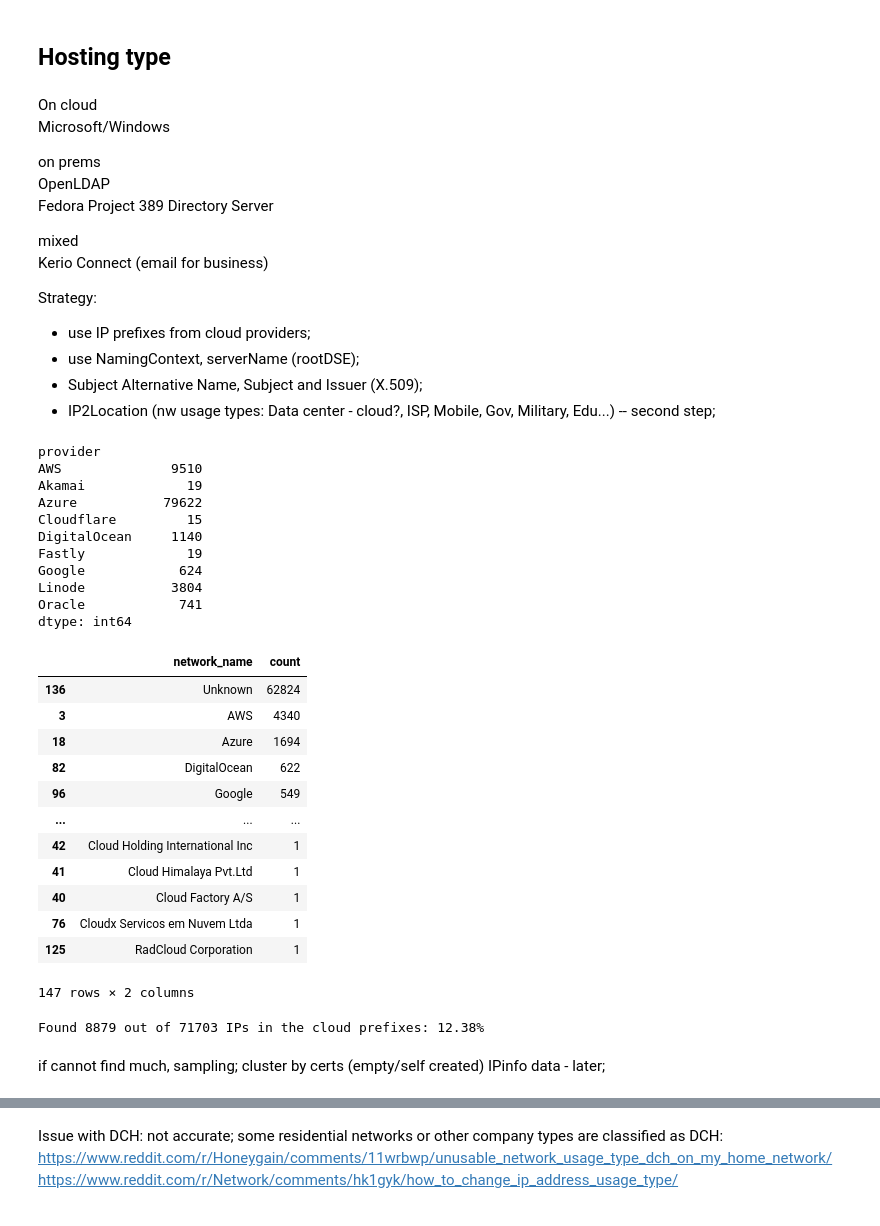
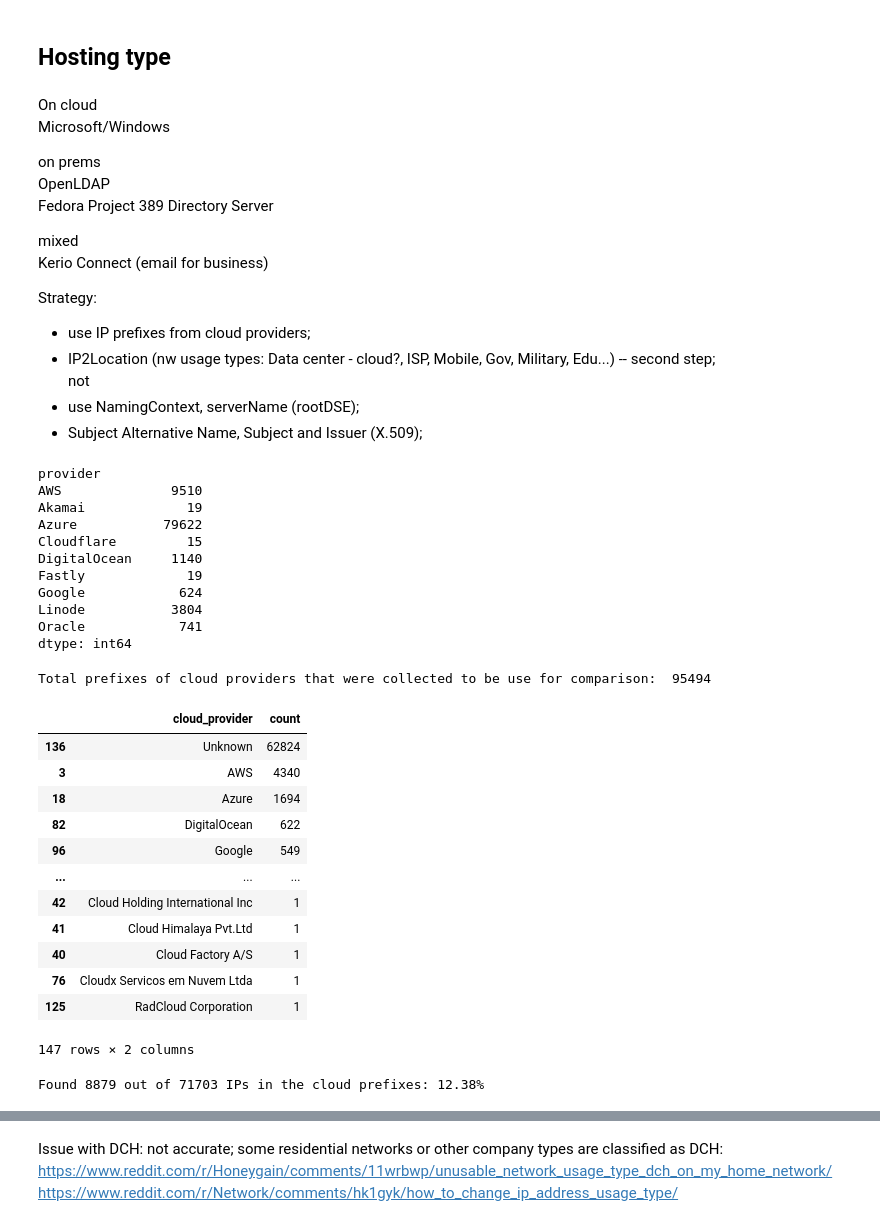
Before and after one commit to internettransparency/ldap-sequel, a Jupyter notebook: notebooks/analysis.ipynb, the cells around one changed output, grey strips where cells are left out. Cells and saved outputs as stored; diff of their text form; code cells hidden in the pictures.

```diff
--- a/notebooks/analysis.ipynb
+++ b/notebooks/analysis.ipynb
@@ -447,6 +448,8 @@ error_str_udf = psf.udf(error_str, pst.StringType())
 
 
 def error_str2(error_list): #, peer_certs_len):
+    if error_list is None:
+        return None
     # test that all elements are empty
     if all(not element for element in error_list):
         return SHORT8
@@ -490,7 +493,7 @@ PORT_SCANDATE_MAP = {
         datetime(2023, 11, 22),
         datetime(2023, 11, 29),
         datetime(2024, 7, 10)
-    ]
+    ],
 }
 """
 PORT_SCANDATE_MAP = {
@@ -516,9 +519,15 @@ PORT_SCANDATE_MAP = {
     389: [datetime(2024, 4, 24)],
 }
 """
-METADATA_PORT_SCANDATE_MAP = {
+METADATA_PORT_SCANDATE_MAP = {  # align with PORT_SCANDATE_MAP!
     636: datetime(2024, 7, 9),
-    389: datetime(2024, 7, 10)
+    389: datetime(2024, 7, 10),
+
+}
+
+GLOBAL_CATALOG_PORT_SCANDATE_MAP = {
+    3269: datetime(2024, 7, 11),
+    3268: datetime(2024, 7, 12),
 }
 
 goscanner_timestamps = []
@@ -529,8 +538,12 @@ goscanner_snapshots = []
 for i in range(0, len(goscanner_timestamps), 2):
     goscanner_snapshots.append((goscanner_timestamps[i], goscanner_timestamps[i+1]))
 
-chosen_snapshot = goscanner_snapshots[-1]
-
+SNAPSHOT_PORT_SCANDATE_MAP = {
+    636:  [datetime(2024, 7, 9)],
+    389:  [datetime(2024, 7, 10)],
+    3269: [datetime(2024, 7, 11)],
+    3268: [datetime(2024, 7, 12)],
+}
 
 ######################
 ### PATH
@@ -621,7 +634,7 @@ def get_extensions(cert):
 def get_x509_fields(pem: str):
     try:
         cert = get_x509(pem)
-    except ValueError:
+    except (ValueError, TypeError):
         # the certificate contains bytes that cannot be interpreted. Probably invalid cert
         # https://github.com/pyca/cryptography/issues/6804
         print(pem)
@@ -1683,9 +1719,6 @@ assert avg_certs_636 == avg_week_ldaps_certs + avg_week_inter_certs
 # %% [markdown]
 Snapshot selected and accordance with the avg
 # %%
-ts1, ts2 = chosen_snapshot
-print(chosen_snapshot)
-
 print("LDAP servers in overview for the given snapshot")
 def _get_ldap_servers(port, ts):
     _hosts_df = load_hosts_data(port, ts)
@@ -1730,6 +1763,12 @@ def _get_ldap_servers_responding_starttls(port, ts):
     joined_df = joined_df.withColumn("date", psf.lit(ts).cast(pst.TimestampType()))
     return joined_df
 
+
+ts1 = SNAPSHOT_PORT_SCANDATE_MAP[636]
+ts2 = SNAPSHOT_PORT_SCANDATE_MAP[389]
+ts3 = SNAPSHOT_PORT_SCANDATE_MAP[3269]
+ts4 = SNAPSHOT_PORT_SCANDATE_MAP[3268]
+print(ts1, ts2, ts3, ts4)
 
 dfs = [
     _get_ldap_servers(636, ts1),
@@ -1851,7 +1890,6 @@ print("Intersection:", cnt_inter_ldap_w_tls)
 
 
 print("Distinct X.509 certificates")
-ts1, ts2 = chosen_snapshot
 stls_df = goscanner_certs_df.filter(
     psf.col("port") == 389
 ).filter(
@@ -3978,9 +4168,10 @@ Kerio Connect (email for business)
 
 Strategy:
 - use IP prefixes from cloud providers;
+- IP2Location (nw usage types: Data center - cloud?, ISP, Mobile, Gov, Military, Edu...)  -- second step;
+not
 - use NamingContext, serverName (rootDSE);
 - Subject Alternative Name, Subject and Issuer (X.509);
-- IP2Location (nw usage types: Data center - cloud?, ISP, Mobile, Gov, Military, Edu...)  -- second step;
 # %%
 def extract_ipv4_prefixes_from_txt(provider, filepath):
     pdf = pd.read_csv(filepath, header=None)
@@ -4084,6 +4275,7 @@ all_cloud_prefixes_pdf = pd.concat([
 ])
 
 display(all_cloud_prefixes_pdf.groupby("provider").size())
+print("Total prefixes of cloud providers that were collected to be use for comparison: ", len(all_cloud_prefixes_pdf))
 # %% [output]
 provider
 AWS              9510
@@ -4096,6 +4288,7 @@ Google            624
 Linode           3804
 Oracle            741
 dtype: int64
+Total prefixes of cloud providers that were collected to be use for comparison:  95494
 # %%
 goscanner_df.select(psf.col("ipv4").alias("ip")).toPandas().to_csv("output/goscanner_ipv4.csv", index=False)
 # then run IP2Location at this set of ipv4 addresses
@@ -4108,22 +4301,22 @@ ips_pdf = pd.read_csv("output/goscanner_ipv4_netstats_ip2location.csv")
 # %%
 # TODO use certificate and namingContext
 def map_ip_to_prefix_name(pdf):
     ip = pdf['ip']
     try:
         return pt[ip]
     except KeyError:
         if "cloud" in str(pdf["isp"]).casefold():
             return pdf["isp"]
         return "Unknown"
 
 
-ips_pdf['network_name'] = ips_pdf.apply(lambda x: map_ip_to_prefix_name(x), axis=1)
-display(ips_pdf.groupby("network_name").size().reset_index(name="count").sort_values("count", ascending=False))
-found = len(ips_pdf[ips_pdf['network_name'] != "Unknown"])
+ips_pdf["cloud_provider"] = ips_pdf.apply(lambda x: map_ip_to_prefix_name(x), axis=1)
+display(ips_pdf.groupby("cloud_provider").size().reset_index(name="count").sort_values(by="count", ascending=False))
+found = len(ips_pdf[ips_pdf["cloud_provider"] != "Unknown"])
 total = len(ips_pdf)
 print(f"Found {found} out of {total} IPs in the cloud prefixes: {found/total*100:.2f}%")
 # %% [output]
-|  | network_name | count |
+|  | cloud_provider | count |
 | 136 | Unknown | 62824 |
 | 3 | AWS | 4340 |
 | 18 | Azure | 1694 |
@@ -4137,6 +4330,3 @@ print(f"Found {found} out of {total} IPs in the cloud prefixes: {found/total*100
 | 125 | RadCloud Corporation | 1 |
 147 rows × 2 columns
 Found 8879 out of 71703 IPs in the cloud prefixes: 12.38%
-# %% [markdown]
-if cannot find much, sampling; cluster by certs (empty/self created)
-IPinfo data - later;
```
Also changed, not shown: parts of 14 cells of this notebook, 1 other file.
